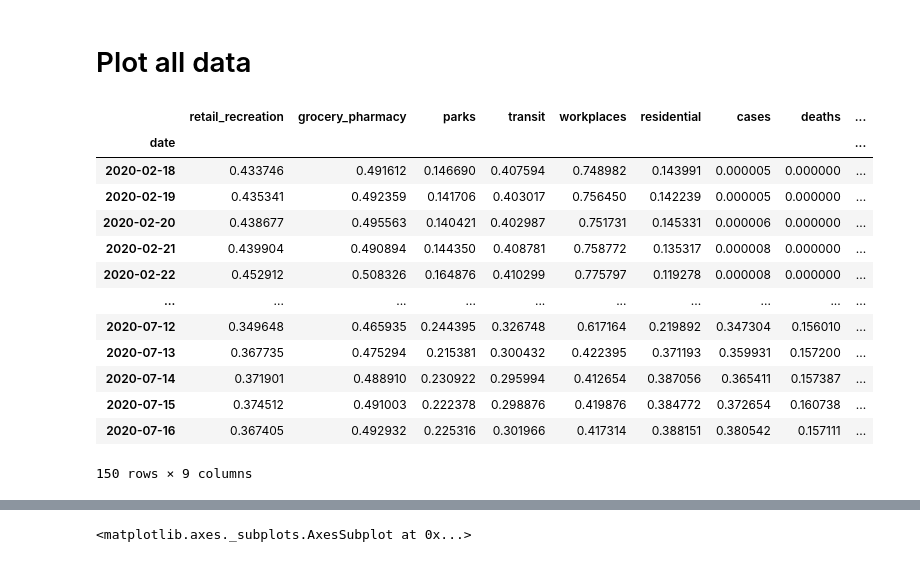
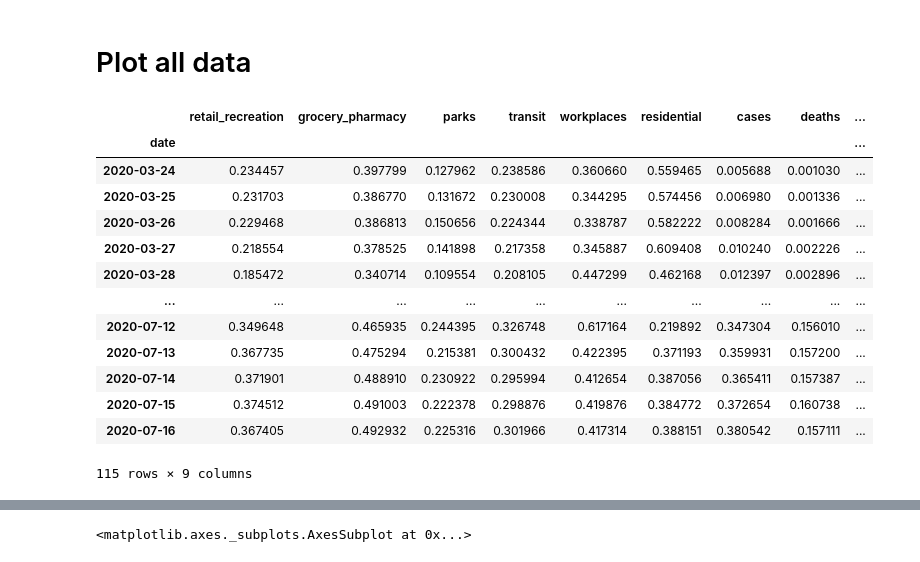
Before and after one commit to mirandaday16/covid_prevention_data_analysis, a Jupyter notebook: ziqi_xu/Comparison.ipynb, the cells around one changed output, grey strips where cells are left out. Drawn from its saved outputs; the diff is of its cells as text; code cells hidden in the pictures.

```diff
--- a/ziqi_xu/Comparison.ipynb
+++ b/ziqi_xu/Comparison.ipynb
@@ -106,29 +139,30 @@ all_data
 # %%
 all_normalized = all_data.copy()
 
 # Normalize the values
 
 scaler = preprocessing.MinMaxScaler()
 all_normalized[['cases', 'deaths', 'restaurant_performance', 'retail_recreation', 'grocery_pharmacy', 'parks', 'transit', 'workplaces', 'residential', 'cases', 'deaths', 'restaurant_performance']] = scaler.fit_transform(all_normalized[['cases', 'deaths', 'restaurant_performance', 'retail_recreation', 'grocery_pharmacy', 'parks', 'transit', 'workplaces', 'residential', 'cases', 'deaths', 'restaurant_performance']])
 
 #drop Nan values
 all_normalized = all_normalized.replace([np.inf, -np.inf], np.nan)
 all_normalized = all_normalized.dropna()
 
 all_normalized = all_normalized.groupby(['date']).mean()
+all_normalized = all_normalized.loc[all_normalized['cases'] > 0.005]
 all_normalized
 # %% [output]
 |  | retail_recreation | grocery_pharmacy | parks | transit | workplaces | residential | cases | deaths | ... |
 | date |  |  |  |  |  |  |  |  | ... |
-| 2020-02-18 | 0.433746 | 0.491612 | 0.146690 | 0.407594 | 0.748982 | 0.143991 | 0.000005 | 0.000000 | ... |
-| 2020-02-19 | 0.435341 | 0.492359 | 0.141706 | 0.403017 | 0.756450 | 0.142239 | 0.000005 | 0.000000 | ... |
-| 2020-02-20 | 0.438677 | 0.495563 | 0.140421 | 0.402987 | 0.751731 | 0.145331 | 0.000006 | 0.000000 | ... |
-| 2020-02-21 | 0.439904 | 0.490894 | 0.144350 | 0.408781 | 0.758772 | 0.135317 | 0.000008 | 0.000000 | ... |
-| 2020-02-22 | 0.452912 | 0.508326 | 0.164876 | 0.410299 | 0.775797 | 0.119278 | 0.000008 | 0.000000 | ... |
+| 2020-03-24 | 0.234457 | 0.397799 | 0.127962 | 0.238586 | 0.360660 | 0.559465 | 0.005688 | 0.001030 | ... |
+| 2020-03-25 | 0.231703 | 0.386770 | 0.131672 | 0.230008 | 0.344295 | 0.574456 | 0.006980 | 0.001336 | ... |
+| 2020-03-26 | 0.229468 | 0.386813 | 0.150656 | 0.224344 | 0.338787 | 0.582222 | 0.008284 | 0.001666 | ... |
+| 2020-03-27 | 0.218554 | 0.378525 | 0.141898 | 0.217358 | 0.345887 | 0.609408 | 0.010240 | 0.002226 | ... |
+| 2020-03-28 | 0.185472 | 0.340714 | 0.109554 | 0.208105 | 0.447299 | 0.462168 | 0.012397 | 0.002896 | ... |
 | ... | ... | ... | ... | ... | ... | ... | ... | ... | ... |
 | 2020-07-12 | 0.349648 | 0.465935 | 0.244395 | 0.326748 | 0.617164 | 0.219892 | 0.347304 | 0.156010 | ... |
 | 2020-07-13 | 0.367735 | 0.475294 | 0.215381 | 0.300432 | 0.422395 | 0.371193 | 0.359931 | 0.157200 | ... |
 | 2020-07-14 | 0.371901 | 0.488910 | 0.230922 | 0.295994 | 0.412654 | 0.387056 | 0.365411 | 0.157387 | ... |
 | 2020-07-15 | 0.374512 | 0.491003 | 0.222378 | 0.298876 | 0.419876 | 0.384772 | 0.372654 | 0.160738 | ... |
 | 2020-07-16 | 0.367405 | 0.492932 | 0.225316 | 0.301966 | 0.417314 | 0.388151 | 0.380542 | 0.157111 | ... |
-150 rows × 9 columns
+115 rows × 9 columns
```
Also changed, not shown: parts of 14 cells of this notebook.
